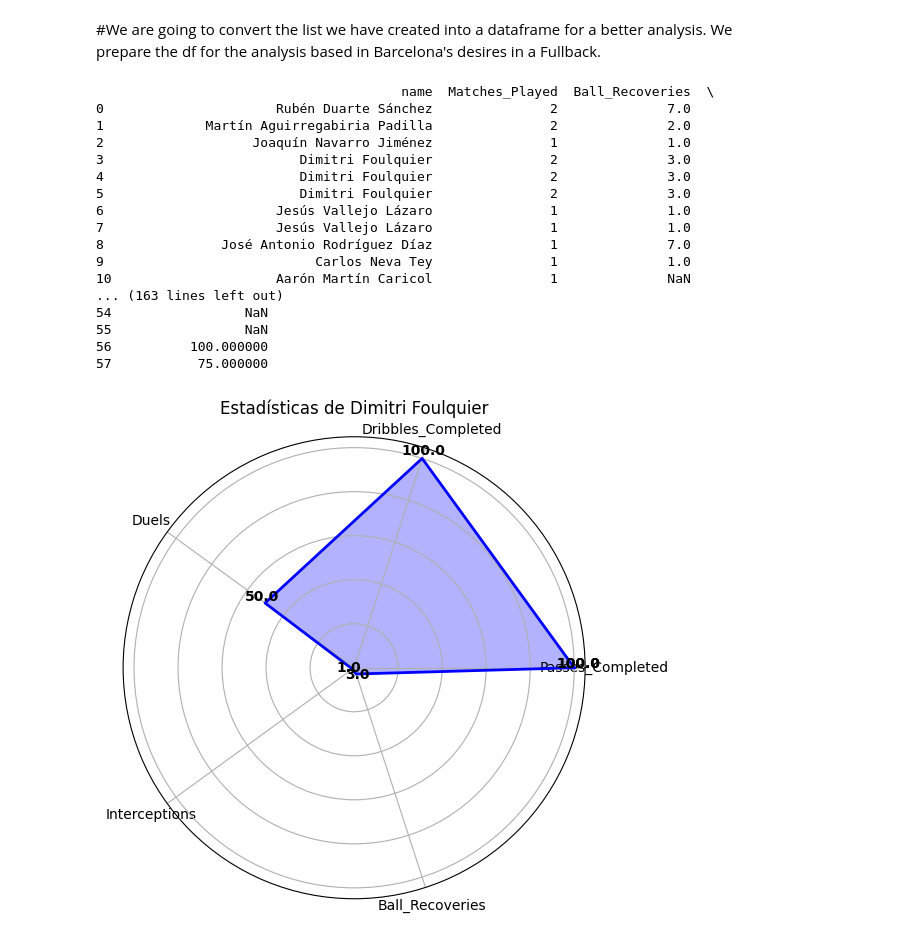
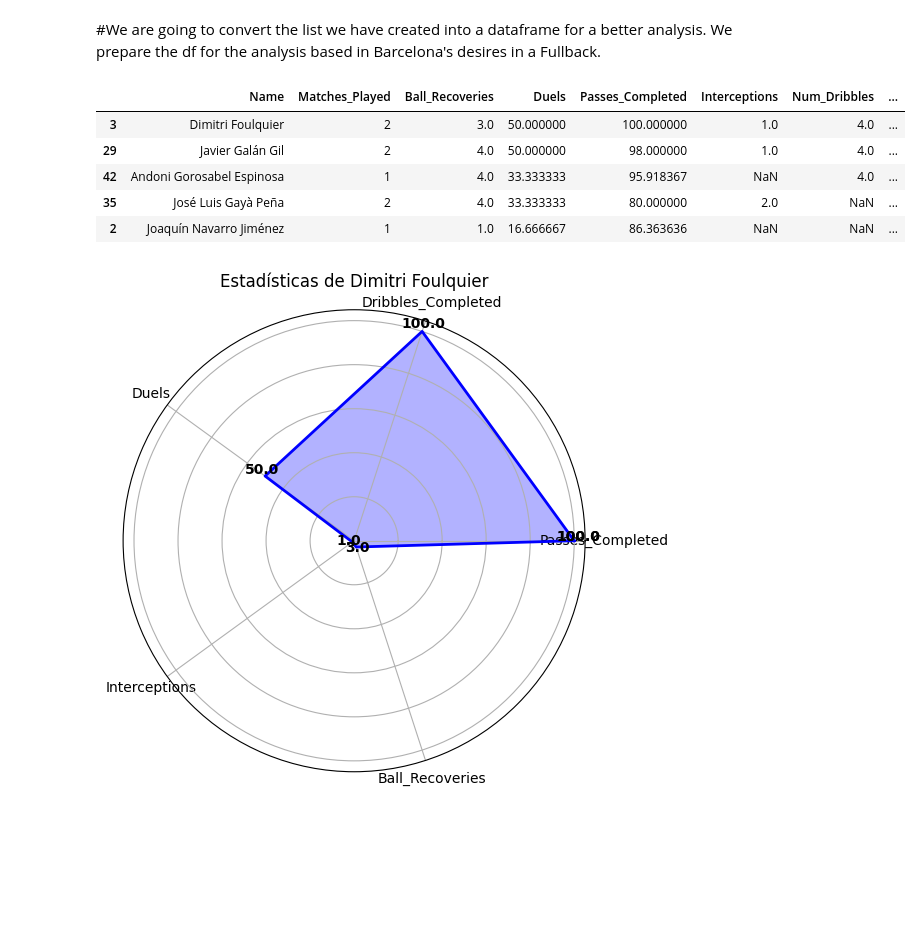
Before and after one commit to Darkaleja69/StatsBombProject, a Jupyter notebook: Notebook_Mejores_Defensas.ipynb, the cells around one changed output. Saved outputs shown, nothing was run; the diff lists cells and outputs as text; code cells hidden in the pictures; blank space fills up the shorter version.

```diff
--- a/Notebook_Mejores_Defensas.ipynb
+++ b/Notebook_Mejores_Defensas.ipynb
@@ -210,32 +205,23 @@ Match 2 : Barcelona - Celta Vigo
 # %%
 players_transformed=[]
 for player in fullbacks_list:
-    new_dict={"name":player['name']}
+    new_dict={"Name":player['name']}
     for stat in player['stats']:
         new_dict.update(stat)
     players_transformed.append(new_dict)
 df=pd.DataFrame(players_transformed)
-print(df)
 df = df.drop(df[df['Num_Dribbles']/df['Matches_Played']<2].index)
 players_df=df.sort_values(
     by=["Duels","Passes_Completed", "Dribbles_Completed", "Ball_Recoveries", "Interceptions"],
     ascending=[False, False, False, False, False]
 )
+
+players_df=players_df.drop_duplicates(subset=['Name'])
+players_df.head()
 # %% [output]
-                                       name  Matches_Played  Ball_Recoveries  \
-0                      Rubén Duarte Sánchez               2              7.0
-1             Martín Aguirregabiria Padilla               2              2.0
-2                   Joaquín Navarro Jiménez               1              1.0
-3                         Dimitri Foulquier               2              3.0
-4                         Dimitri Foulquier               2              3.0
-5                         Dimitri Foulquier               2              3.0
-6                      Jesús Vallejo Lázaro               1              1.0
-7                      Jesús Vallejo Lázaro               1              1.0
-8               José Antonio Rodríguez Díaz               1              7.0
-9                           Carlos Neva Tey               1              1.0
-10                     Aarón Martín Caricol               1              NaN
-... (163 lines left out)
-54                 NaN
-55                 NaN
-56          100.000000
-57           75.000000
+|  | Name | Matches_Played | Ball_Recoveries | Duels | Passes_Completed | Interceptions | Num_Dribbles | ... |
+| 3 | Dimitri Foulquier | 2 | 3.0 | 50.000000 | 100.000000 | 1.0 | 4.0 | ... |
+| 29 | Javier Galán Gil | 2 | 4.0 | 50.000000 | 98.000000 | 1.0 | 4.0 | ... |
+| 42 | Andoni Gorosabel Espinosa | 1 | 4.0 | 33.333333 | 95.918367 | NaN | 4.0 | ... |
+| 35 | José Luis Gayà Peña | 2 | 4.0 | 33.333333 | 80.000000 | 2.0 | NaN | ... |
+| 2 | Joaquín Navarro Jiménez | 1 | 1.0 | 16.666667 | 86.363636 | NaN | NaN | ... |
```
Also changed, not shown: parts of 3 cells of this notebook.
